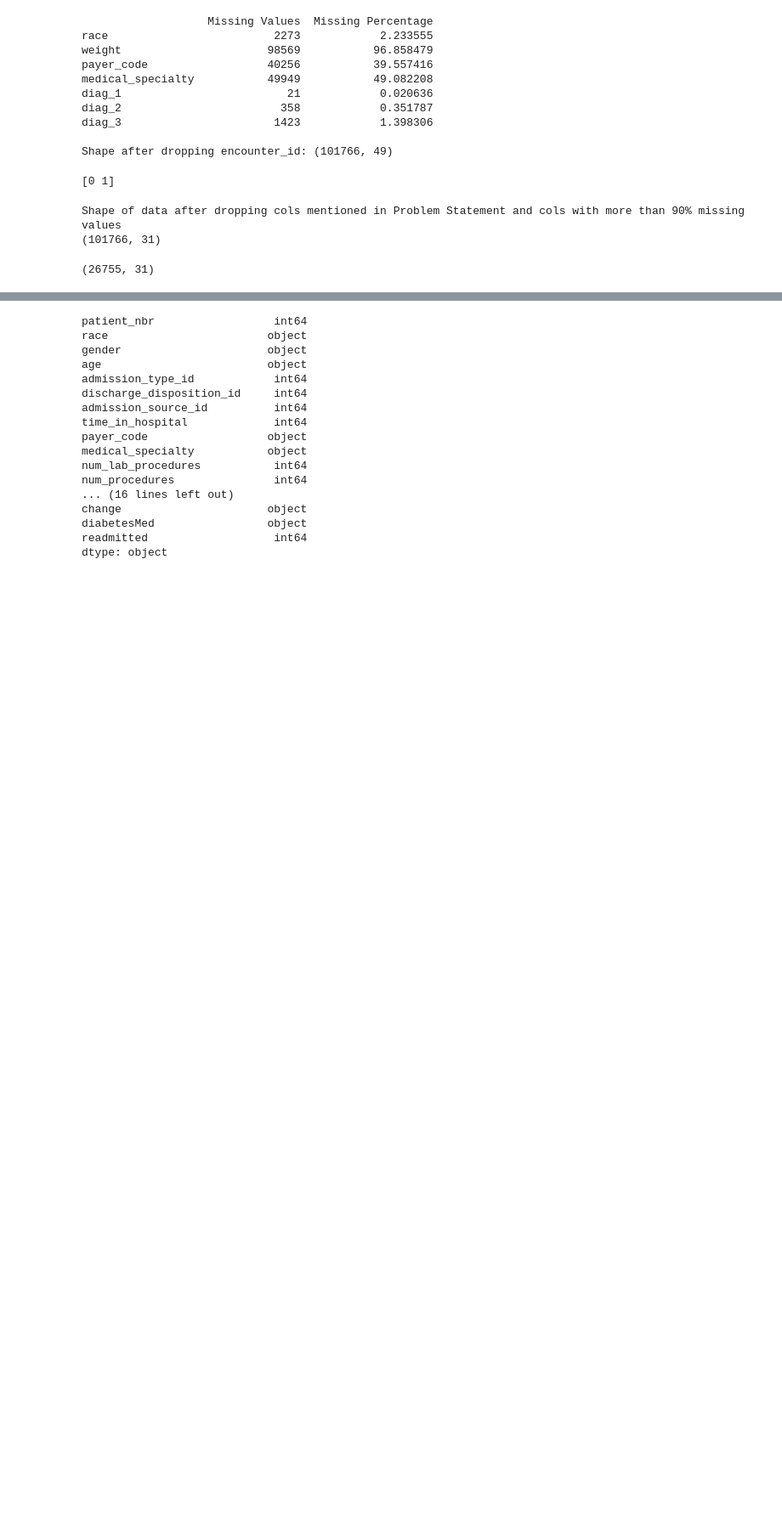
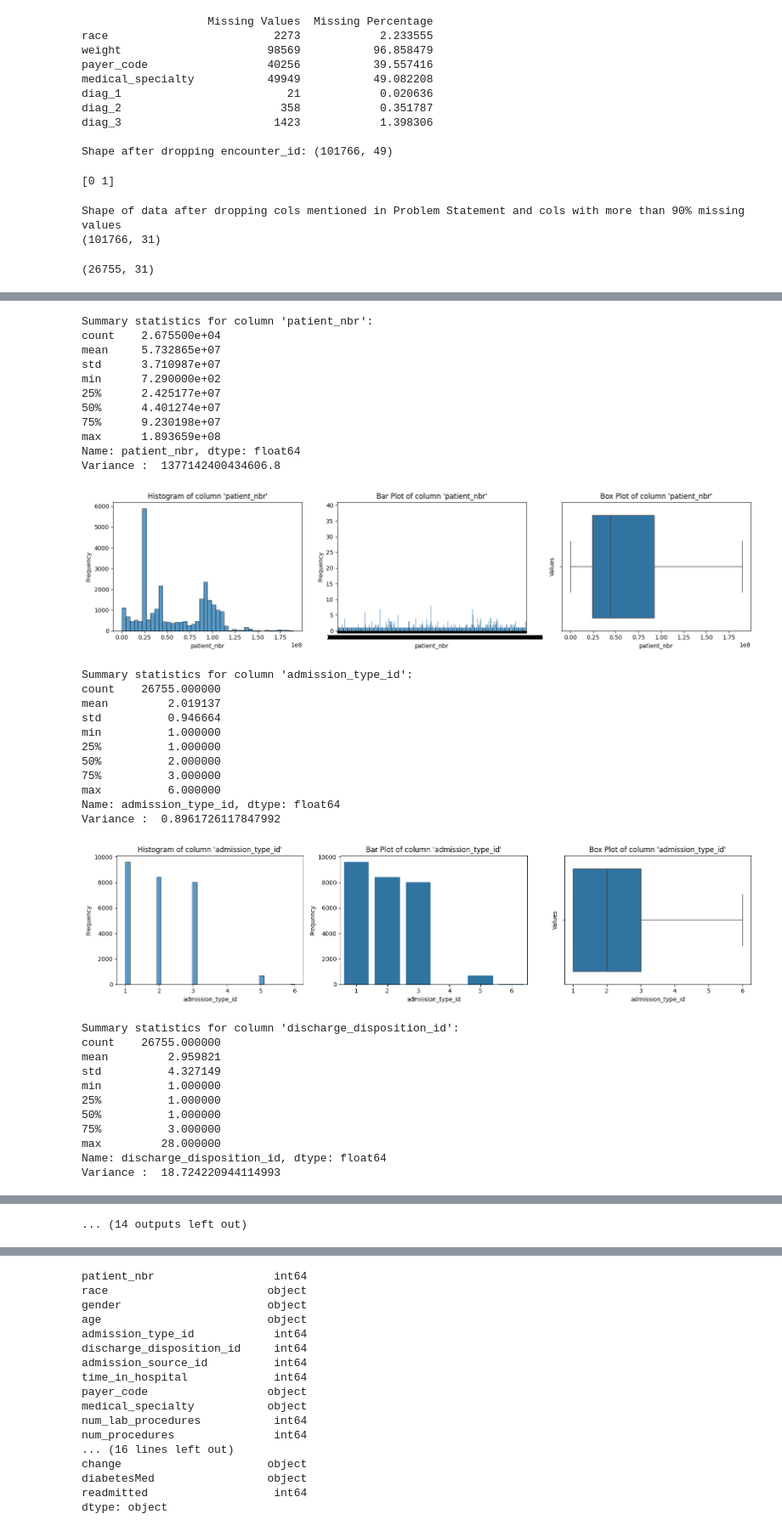
Before and after one commit to Raj-Vaghela/Patient-Readmission-Prediction-Google-Colab, a Jupyter notebook: BDPA_CW_Part_1.ipynb, the cells around one changed output, grey strips where cells are left out. Shown at 85% size. Cells and saved outputs as stored; diff of their text form; code cells hidden in the pictures; blank space fills up the shorter version.

```diff
--- a/BDPA_CW_Part_1.ipynb
+++ b/BDPA_CW_Part_1.ipynb
@@ -77,0 +125,64 @@ df_without_null.shape
+# %%
+for column in df_without_null.select_dtypes(include=['int64', 'float64']).columns:
+    print(f"Summary statistics for column '{column}':")
+    print(df_without_null[column].describe())
+    print('Variance : ', df_without_null[column].var())
+    fig, axes = plt.subplots(1, 3, figsize=(16, 4))
+
+    # Histogram using Seaborn
+    sns.histplot(data=df_without_null, x=column, ax=axes[0])
+    axes[0].set_xlabel(column)
+    axes[0].set_ylabel('Frequency')
+    axes[0].set_title(f"Histogram of column '{column}'")
+
+    # Bar plot using Seaborn
+    value_counts = df_without_null[column].value_counts()
+    sns.barplot(x=value_counts.index, y=value_counts.values, ax=axes[1])
+    axes[1].set_xlabel(column)
+    axes[1].set_ylabel('Frequency')
+    axes[1].set_title(f"Bar Plot of column '{column}'")
+
+    # Box plot using Seaborn
+    sns.boxplot(data=df_without_null, x=column, ax=axes[2])
+    axes[2].set_xlabel(column)
+    axes[2].set_ylabel('Values')
+    axes[2].set_title(f"Box Plot of column '{column}'")
+
+    plt.tight_layout()
+    plt.show()
+# %% [output]
+Summary statistics for column 'patient_nbr':
+count    2.675500e+04
+mean     5.732865e+07
+std      3.710987e+07
+min      7.290000e+02
+25%      2.425177e+07
+50%      4.401274e+07
+75%      9.230198e+07
+max      1.893659e+08
+Name: patient_nbr, dtype: float64
+Variance :  1377142400434606.8
+[figure, added]
+Summary statistics for column 'admission_type_id':
+count    26755.000000
+mean         2.019137
+std          0.946664
+min          1.000000
+25%          1.000000
+50%          2.000000
+75%          3.000000
+max          6.000000
+Name: admission_type_id, dtype: float64
+Variance :  0.8961726117847992
+[figure, added]
+Summary statistics for column 'discharge_disposition_id':
+count    26755.000000
+mean         2.959821
+std          4.327149
+min          1.000000
+25%          1.000000
+50%          1.000000
+75%          3.000000
+max         28.000000
+Name: discharge_disposition_id, dtype: float64
+Variance :  18.724220944114993
@@ -77,0 +226 @@ df_without_null.shape
+... (14 outputs left out)
```
Also changed, not shown: parts of 34 cells of this notebook.
